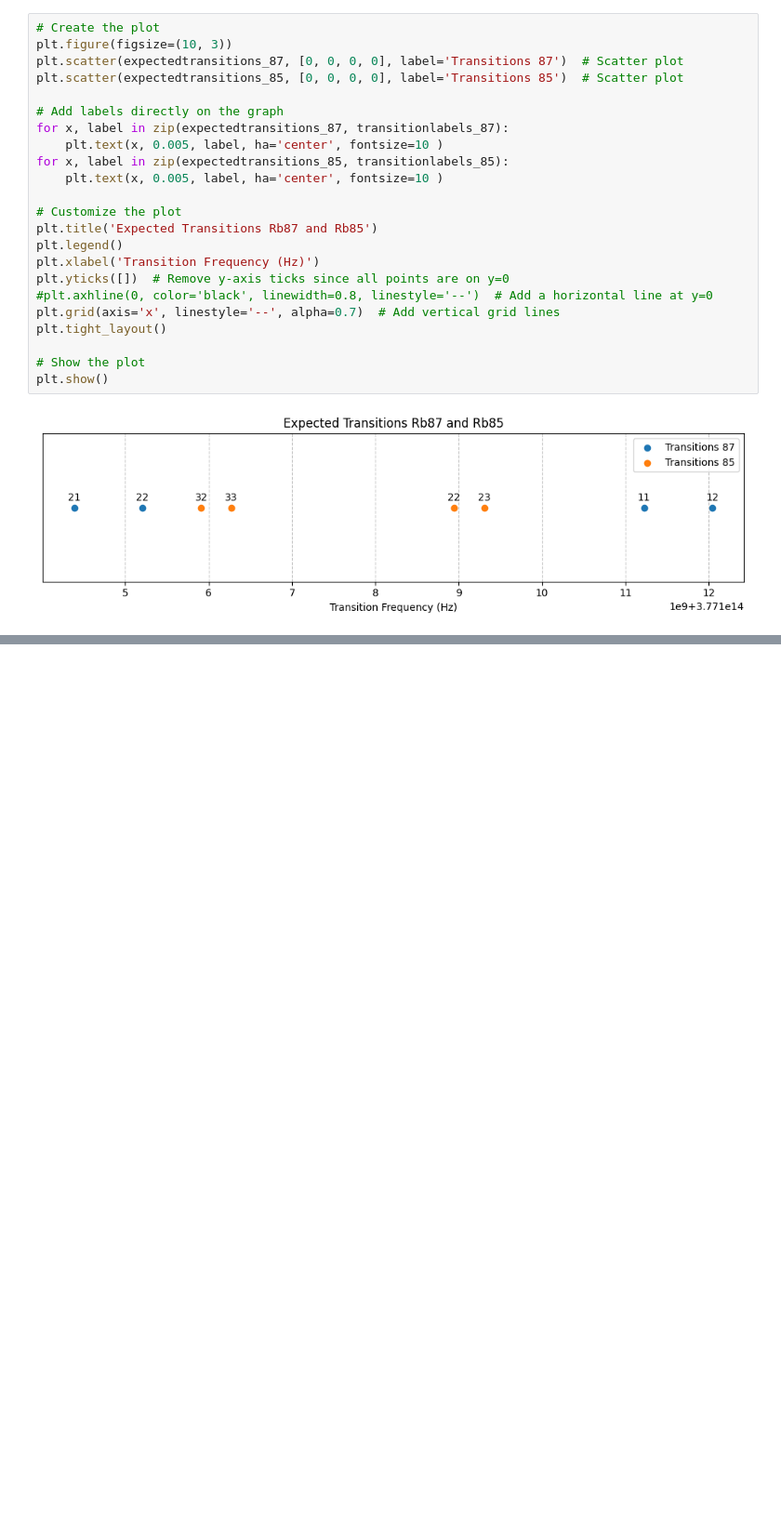
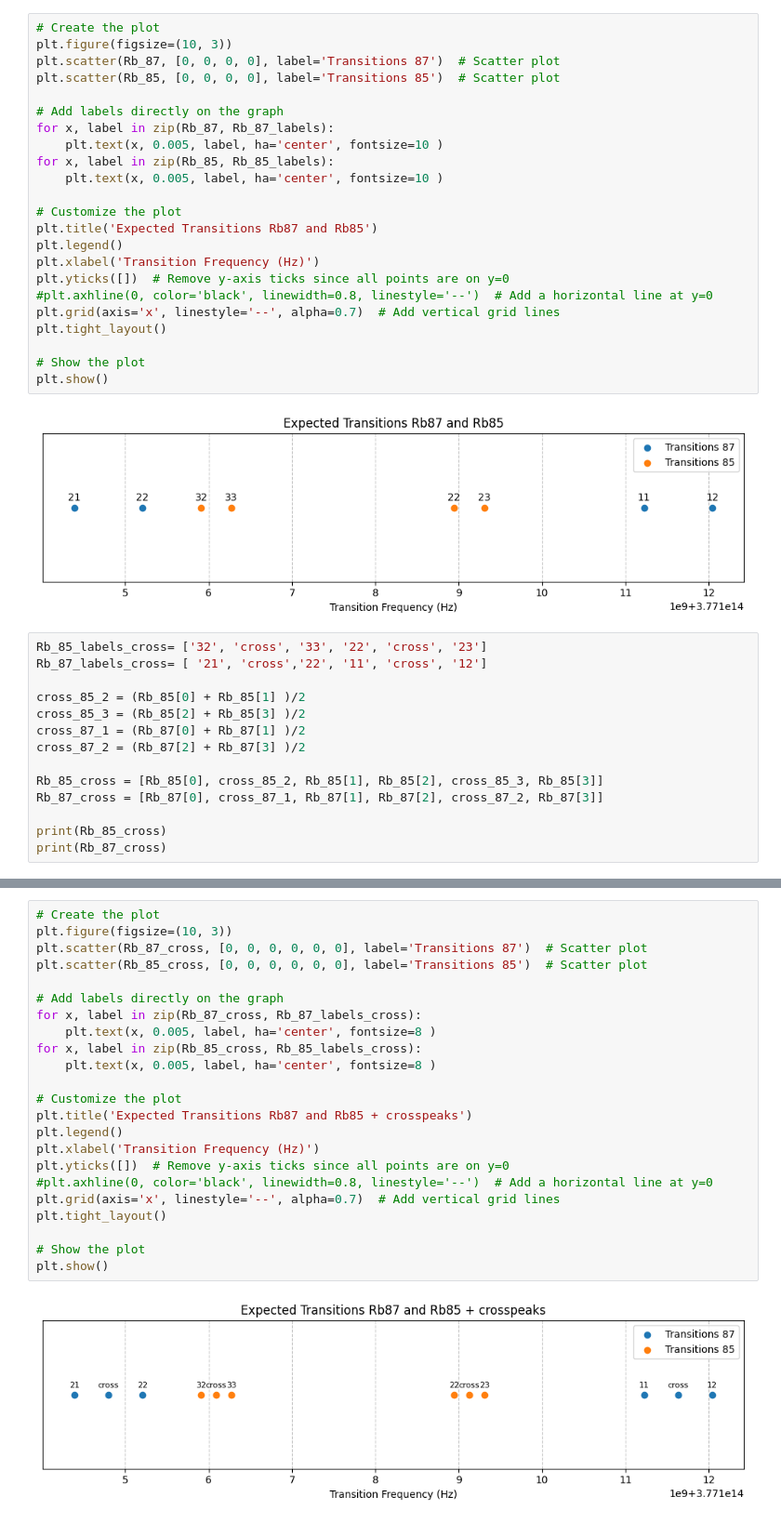
Before and after one commit to marta-uni/QuantumLab, a Jupyter notebook: Rubidium_Transitions.ipynb, the cells around one changed output, grey strips where cells are left out. Shown at 93% size. Cells and saved outputs as stored; diff of their text form; blank space fills up the shorter version.

```diff
--- a/Rubidium_Transitions.ipynb
+++ b/Rubidium_Transitions.ipynb
@@ -44,13 +47,13 @@ expected transitions 87Rb [377111224766631.8, 377112041422631.8, 377104390084020
 # %%
 # Create the plot
 plt.figure(figsize=(10, 3))
-plt.scatter(expectedtransitions_87, [0, 0, 0, 0], label='Transitions 87')  # Scatter plot
-plt.scatter(expectedtransitions_85, [0, 0, 0, 0], label='Transitions 85')  # Scatter plot
+plt.scatter(Rb_87, [0, 0, 0, 0], label='Transitions 87')  # Scatter plot
+plt.scatter(Rb_85, [0, 0, 0, 0], label='Transitions 85')  # Scatter plot
 
 # Add labels directly on the graph
-for x, label in zip(expectedtransitions_87, transitionlabels_87):
+for x, label in zip(Rb_87, Rb_87_labels):
     plt.text(x, 0.005, label, ha='center', fontsize=10 )
-for x, label in zip(expectedtransitions_85, transitionlabels_85):
+for x, label in zip(Rb_85, Rb_85_labels):
     plt.text(x, 0.005, label, ha='center', fontsize=10 )
 
 # Customize the plot
@@ -66,3 +69,17 @@ plt.tight_layout()
 plt.show()
 # %% [output]
 [figure]
+# %%
+Rb_85_labels_cross= ['32', 'cross', '33', '22', 'cross', '23']
+Rb_87_labels_cross= [ '21', 'cross','22', '11', 'cross', '12']
+
+cross_85_2 = (Rb_85[0] + Rb_85[1] )/2
+cross_85_3 = (Rb_85[2] + Rb_85[3] )/2
+cross_87_1 = (Rb_87[0] + Rb_87[1] )/2
+cross_87_2 = (Rb_87[2] + Rb_87[3] )/2
+
+Rb_85_cross = [Rb_85[0], cross_85_2, Rb_85[1], Rb_85[2], cross_85_3, Rb_85[3]]
+Rb_87_cross = [Rb_87[0], cross_87_1, Rb_87[1], Rb_87[2], cross_87_2, Rb_87[3]]
+
+print(Rb_85_cross)
+print(Rb_87_cross)
@@ -68,0 +89,25 @@ plt.show()
+# %%
+# Create the plot
+plt.figure(figsize=(10, 3))
+plt.scatter(Rb_87_cross, [0, 0, 0, 0, 0, 0], label='Transitions 87')  # Scatter plot
+plt.scatter(Rb_85_cross, [0, 0, 0, 0, 0, 0], label='Transitions 85')  # Scatter plot
+
+# Add labels directly on the graph
+for x, label in zip(Rb_87_cross, Rb_87_labels_cross):
+    plt.text(x, 0.005, label, ha='center', fontsize=8 )
+for x, label in zip(Rb_85_cross, Rb_85_labels_cross):
+    plt.text(x, 0.005, label, ha='center', fontsize=8 )
+
+# Customize the plot
+plt.title('Expected Transitions Rb87 and Rb85 + crosspeaks')
+plt.legend()
+plt.xlabel('Transition Frequency (Hz)')
+plt.yticks([])  # Remove y-axis ticks since all points are on y=0
+#plt.axhline(0, color='black', linewidth=0.8, linestyle='--')  # Add a horizontal line at y=0
+plt.grid(axis='x', linestyle='--', alpha=0.7)  # Add vertical grid lines
+plt.tight_layout()
+
+# Show the plot
+plt.show()
+# %% [output]
+[figure, added]
```
Also changed, not shown: parts of 5 cells of this notebook, 12 other files.
